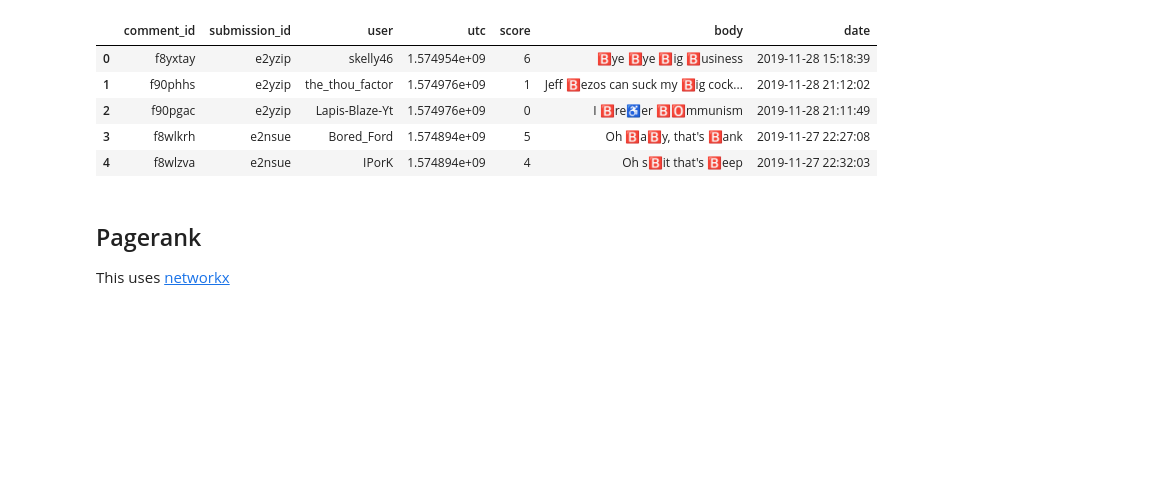
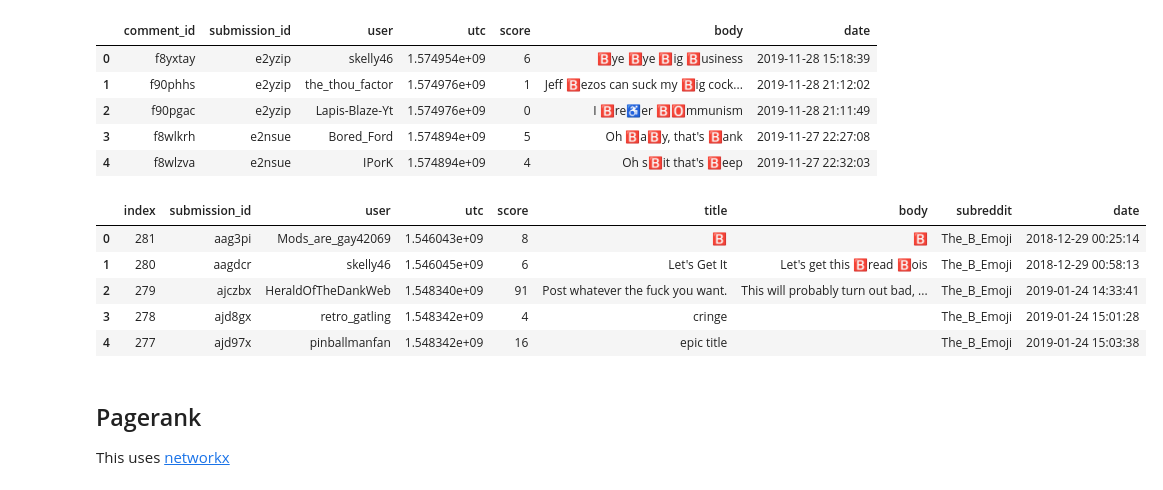
Before and after one commit to mjkern/RedditSubcultures, a Jupyter notebook: Data Cleaning and Augmentation.ipynb, the cells around one changed output. Saved outputs shown, nothing was run; the diff lists cells and outputs as text; code cells hidden in the pictures; blank space fills up the shorter version.

```diff
--- a/Data Cleaning and Augmentation.ipynb
+++ b/Data Cleaning and Augmentation.ipynb
@@ -84,6 +84,14 @@ comments.head()
 # %%
 # Ensure time ordering of submissions
 submissions = submissions.sort_values(['date'], ascending = [1]).reset_index()
+submissions.head()
+# %% [output]
+|  | index | submission_id | user | utc | score | title | body | subreddit | date |
+| 0 | 281 | aag3pi | Mods_are_gay42069 | 1.546043e+09 | 8 | 🅱️ | 🅱️ | The_B_Emoji | 2018-12-29 00:25:14 |
+| 1 | 280 | aagdcr | skelly46 | 1.546045e+09 | 6 | Let's Get It | Let's get this 🅱️read 🅱️ois | The_B_Emoji | 2018-12-29 00:58:13 |
+| 2 | 279 | ajczbx | HeraldOfTheDankWeb | 1.548340e+09 | 91 | Post whatever the fuck you want. | This will probably turn out bad, ... | The_B_Emoji | 2019-01-24 14:33:41 |
+| 3 | 278 | ajd8gx | retro_gatling | 1.548342e+09 | 4 | cringe |  | The_B_Emoji | 2019-01-24 15:01:28 |
+| 4 | 277 | ajd97x | pinballmanfan | 1.548342e+09 | 16 | epic title |  | The_B_Emoji | 2019-01-24 15:03:38 |
 # %% [markdown]
 ## Pagerank
 This uses [networkx](https://networkx.github.io/documentation/networkx-1.10/index.html)
```
Also changed, not shown: parts of 5 cells of this notebook.
